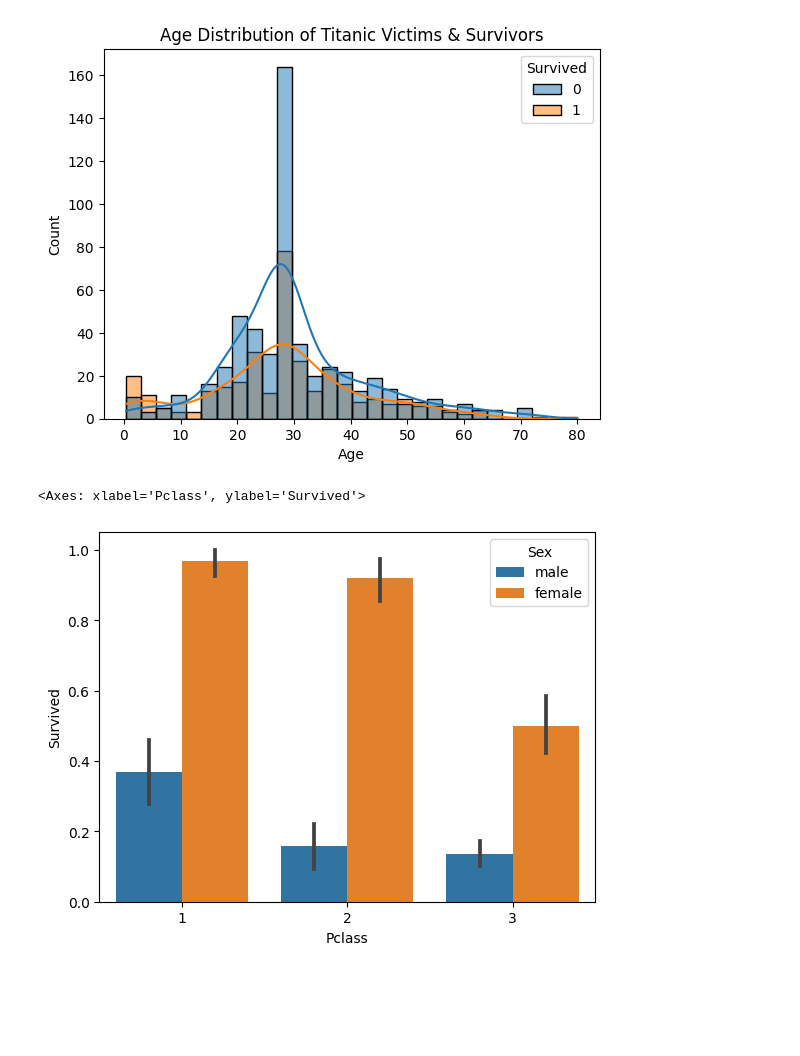
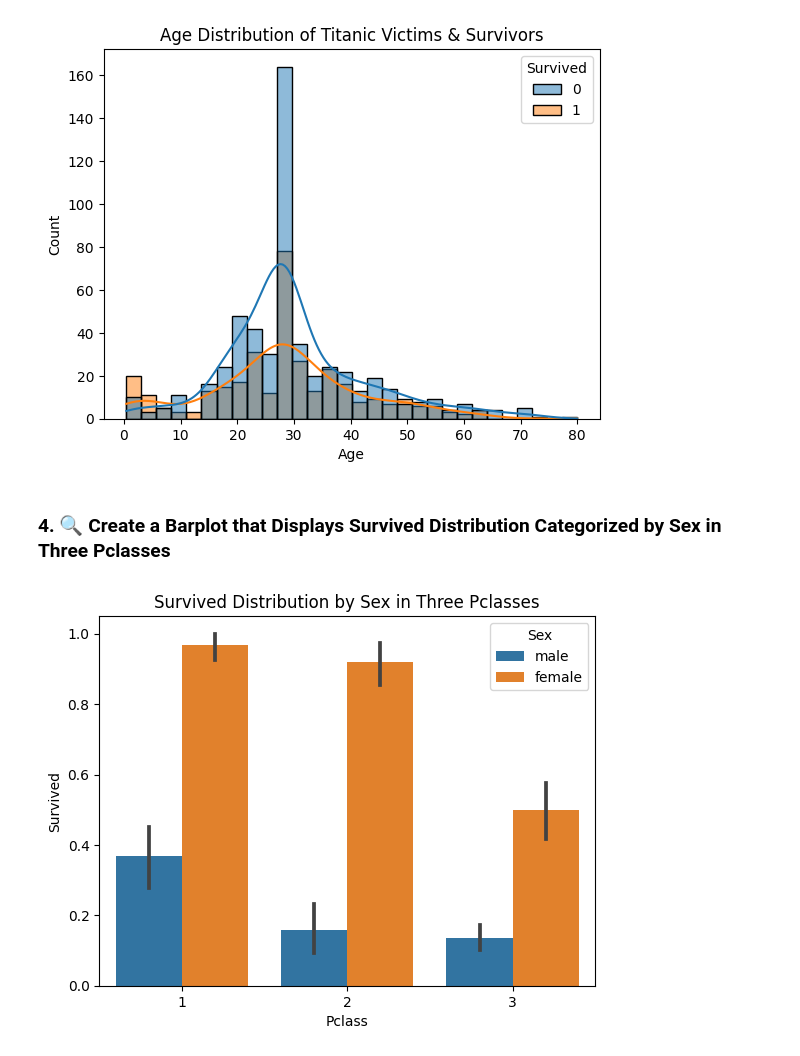
Before and after one commit to yigaai/StoryTelling_with_Data_myTelescope, a Jupyter notebook: titanic-survival-prediction.ipynb, the cells around one changed output. Drawn from its saved outputs; the diff is of its cells as text; code cells hidden in the pictures; blank space fills up the shorter version.

```diff
--- a/titanic-survival-prediction.ipynb
+++ b/titanic-survival-prediction.ipynb
@@ -234,3 +240,5 @@ del df['PassengerId']
+# %%
+df.drop(['PassengerId'], axis=1, inplace=True)
 # %% [markdown]
 ### 2. 🔍 **Col: Ticket**
 # %%
@@ -347,0 +358,5 @@ new_cabin.describe()
+# %%
+df['Family'] = df['SibSp'] + df['Parch']
+
+most_family = np.where(df['Family'] == max(df['Family']))
+df[['Name', 'Ticket_Prefix', 'Pclass', 'Family', 'Survived']].loc[most_family]
@@ -394,11 +418,15 @@ plt.title('Age Distribution of Titanic Victims & Survivors')
 plt.show()
 # %% [output]
 [figure]
+# %% [markdown]
+### 4. 🔍 **Create a Barplot that Displays Survived Distribution Categorized by Sex in Three Pclasses**
 # %%
 sns.barplot(x='Pclass',
             y = 'Survived',
             hue = 'Sex',
             data = df)
+
+plt.title('Survived Distribution by Sex in Three Pclasses')
+plt.show()
 # %% [output]
-<Axes: xlabel='Pclass', ylabel='Survived'>
-[figure, old version]
+[figure, new version]
```
Also changed, not shown: parts of 5 cells of this notebook.
